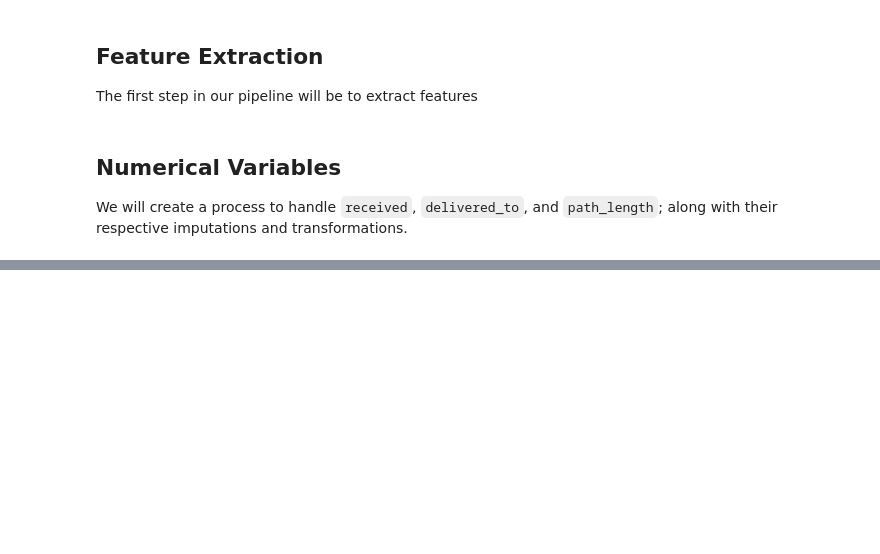
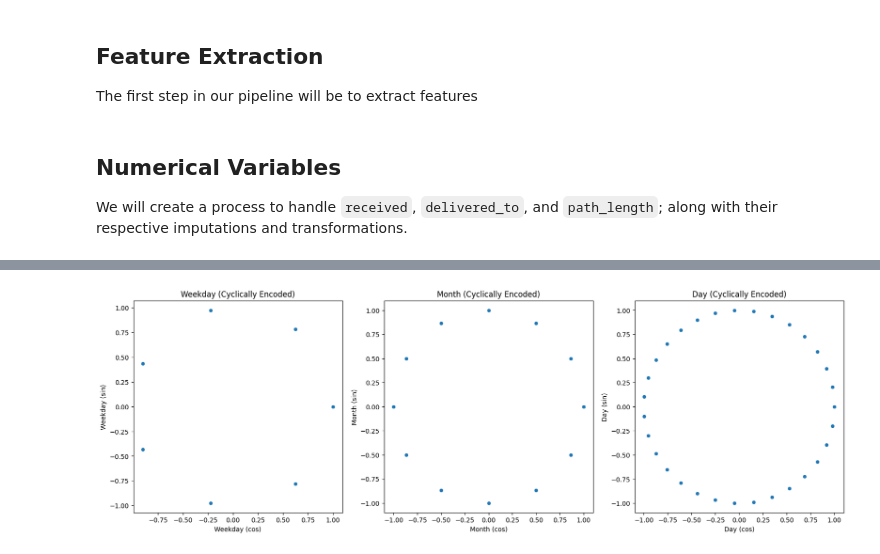
Before and after one commit to luisjaco/spam_classifier, a Jupyter notebook: preprocessing.ipynb, the cells around one changed output, grey strips where cells are left out. Drawn from its saved outputs; the diff is of its cells as text; code cells hidden in the pictures; blank space fills up the shorter version.

Commit message:
Complete feature pipeline.

```diff
--- a/preprocessing.ipynb
+++ b/preprocessing.ipynb
@@ -57,6 +62,25 @@ df.head()
 | 00776.7df92458e9cf04b8873c406bde7... | ['im', 'not', 'up', 'to', 'fork',... | golux.com | tue | 13 | aug | 2002 | 15 | -400.0 | xent.com | ['a', 'messag', 'for', 'our', 'ti... | ... |
 | 00116.409b29c26edef06268b4bfa03ef... | ['on', 'sat', 'jul', 'NUMBER', 'N... | skynet.ie | sat | 20 | jul | 2002 | 13 | 100.0 | linux.ie | ['re', 'ilug', 'vanquish', 'the',... | ... |
 | 00615.23556d88fcb1179b25083cfc410... | ['origin', 'messag', 'date', 'thu... | dmv.com | thu | 8 | aug | 2002 | 16 | -400.0 | example.sourceforge.net | ['re', 'razorus', 'use', 'razor',... | ... |
+# %%
+# ugly data :(
+df = df[df.weekday != 'wed29']
+df = df.astype(dtype={
+        'body': 'object',
+        'from': 'str',
+        'weekday': 'str',
+        'day': 'int',
+        'month': 'str',
+        'hour': 'int',
+        'timezone': 'object',
+        'to': 'str',
+        'subject': 'object',
+        'return_path': 'str',
+        'received': 'int',
+        'delivered_to': 'int',
+        'message_id': 'str',
+        'spam': 'bool'
+    })
 # %% [markdown]
 # Pipeline Creation
 Here, we will simply create an export a pipeline to be used in `model.ipynb`. Since this pipeline
@@ -96,0 +141,73 @@ KeyError: "[''] not in index"
+# %%
+from sklearn.preprocessing import OrdinalEncoder
+
+cats = [
+    ['sun', 'mon', 'tue', 'wed', 'thu', 'fri', 'sat'],
+    ['jan', 'feb', 'mar', 'apr', 'may', 'jun', 'jul', 'aug', 'sep', 'oct', 'nov', 'dec']
+    ]
+
+# -- cyclical transformation functions
+
+def create_cat_cyclical(X: np.ndarray):
+    day_N = float(len(cats[0]))
+    weekday_cos = np.cos(X[:, 0] * ( 2 * np.pi / day_N))
+    weekday_sin = np.sin(X[:, 0] * ( 2 * np.pi / day_N))
+
+    month_N = float(len(cats[1]))
+    month_cos = np.cos(X[:, 1] * ( 2 * np.pi / month_N))
+    month_sin = np.sin(X[:, 1] * ( 2 * np.pi / month_N))
+    return np.column_stack((weekday_cos, weekday_sin, month_cos, month_sin))
+def cat_features_names_out(function_transformer, input_features):
+    return ['weekday_sin', 'weekday_cos', 'month_cos', 'month_sin']
+
+def create_day_cyclical(X: np.ndarray):
+    N = 31 # for most scenarios, although some months do not go to 31, this is okay to use.
+    # our day is on scale [1, 31], we will shift it to [0, 30].
+
+    X = X[:] - 1
+    day_cos = np.cos(X[:, 0] * ( 2 * np.pi / N))
+    day_sin = np.sin(X[:, 0] * ( 2 * np.pi / N))
+
+    return np.column_stack((day_cos, day_sin))
+def day_features_names_out(function_transformer, input_features):
+    return ['day_cos', 'day_sin']
+
+transform_cat_cyclical = FunctionTransformer(create_cat_cyclical, feature_names_out=cat_features_names_out)
+transform_day_cyclical = FunctionTransformer(create_day_cyclical, feature_names_out=day_features_names_out)
+
+# -- pipelines
+cat_pipeline = Pipeline([
+    ('cat_impute', SimpleImputer(strategy='most_frequent')), # 1. impute weekday with most frequent if missing
+    ('cat_ordinal', OrdinalEncoder(categories=cats)), # 2. Encode categorial days into ordinal
+    ('cat_cyclical', transform_cat_cyclical)
+],
+verbose=True)
+
+day_pipeline = Pipeline([
+    ('day_impute', SimpleImputer(strategy='most_frequent')),
+    ('day_cyclical', transform_day_cyclical)
+], verbose=True)
+
+# -- testing
+X_cat = df[['weekday', 'month']]
+X_day = df[['day']]
+
+cat_trans = cat_pipeline.fit_transform(X_cat)
+cat_mask = cat_pipeline.get_feature_names_out()
+day_trans = day_pipeline.fit_transform(X_day)
+day_mask = day_pipeline.get_feature_names_out()
+
+print(np.concat((cat_mask, day_mask)).tolist())
+# -- plot transformations
+_, axes = plt.subplots(ncols=3, figsize=(20, 6))
+
+sns.scatterplot(x=cat_trans[:,0], y=cat_trans[:, 1], ax=axes[0])
+axes[0].set(title='Weekday (Cyclically Encoded)', xlabel='Weekday (cos)', ylabel='Weekday (sin)')
+
+sns.scatterplot(x=cat_trans[:,2], y=cat_trans[:, 3], ax=axes[1])
+axes[1].set(title='Month (Cyclically Encoded)', xlabel='Month (cos)', ylabel='Month (sin)')
+
+sns.scatterplot(x=day_trans[:,0], y=day_trans[:, 1], ax=axes[2])
+axes[2].set(title='Day (Cyclically Encoded)', xlabel='Day (cos)', ylabel='Day (sin)')
+plt.show()
+# %% [output]
@@ -96,0 +220 @@ KeyError: "[''] not in index"
+[figure, added]
```
Also changed, not shown: parts of 14 cells of this notebook, 1 other file.
